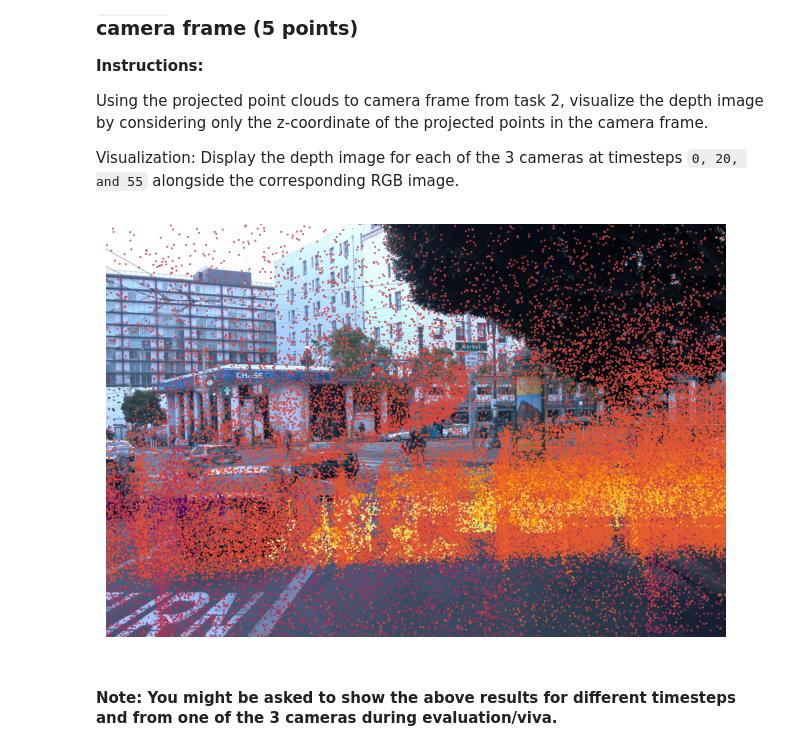
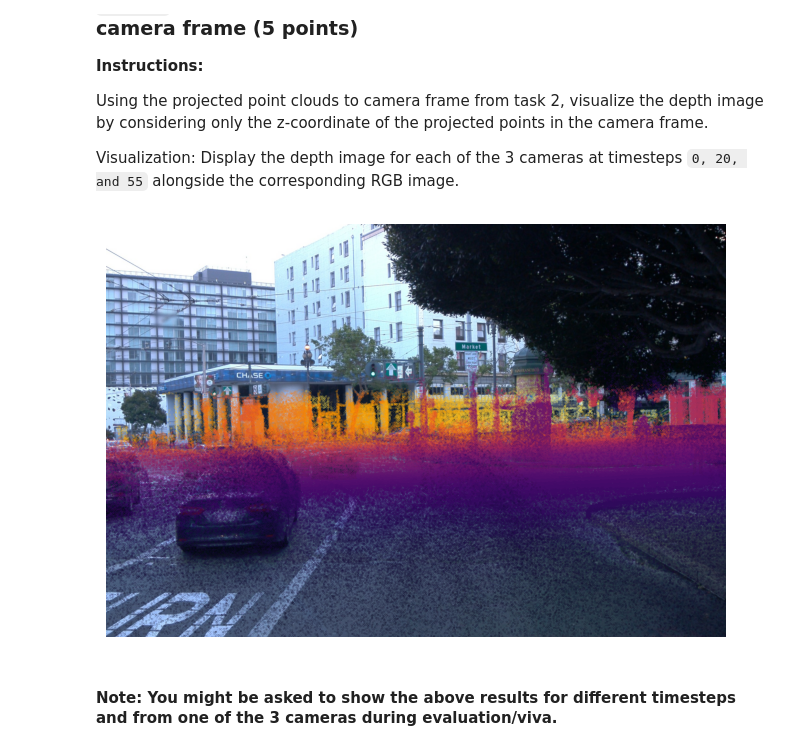
Before and after one commit to ihsingh2/mr-assignments, a Jupyter notebook: MR24_Assignment_1.ipynb, the cells around one changed output. Drawn from its saved outputs; the diff is of its cells as text; code cells hidden in the pictures.

Commit message:
fix q1 depth image

```diff
--- a/MR24_Assignment_1.ipynb
+++ b/MR24_Assignment_1.ipynb
@@ -262,56 +271,66 @@ Visualization: Display the depth image for each of the 3 cameras at timesteps `0
 ##############################################################################
 
 def apply_inverse_transformation(points, transformation):
     rotation = transformation[:3, :3]
     translation = transformation[:3, 3]
-    transformed_points = (points - translation) @ (rotation.T)
+    transformed_points = (points - translation) @ rotation
     return transformed_points
 
 def image_projection(points, intrinsic, image_height, image_width):
     image_points = points @ intrinsic.T
     image_points[:, :2] /= np.where(image_points[:, [2]] != 0, image_points[:, [2]], 1)
     image_points = np.rint(image_points).astype(int)
     in_range_mask = (
-        (0 <= image_points[:, 0]) & (image_points[:, 0] < image_height) &
-        (0 <= image_points[:, 1]) & (image_points[:, 1] < image_width)
+        (0 <= image_points[:, 0]) & (image_points[:, 0] < image_width) &
+        (0 <= image_points[:, 1]) & (image_points[:, 1] < image_height) &
+        (0 <= image_points[:, 2])
     )
     image_points_masked = image_points[in_range_mask]
     return image_points_masked
 
-def visualize_projection(image, image_points, sample_fraction=0.05, marker_size=0.2):
+def visualize_projection(image, image_points, out_file, sample_fraction=0.1, marker_size=0.005):
     plt.figure(figsize=(8,6))
     sample_size = int(sample_fraction * image_points.shape[0])
     sample_indices = np.random.choice(image_points.shape[0], size=sample_size, replace=False)
     sampled_image_points = image_points[sample_indices]
     plt.imshow(image)
     plt.axis('off')
-    plt.scatter(sampled_image_points[:, 1], sampled_image_points[:, 0], c=sampled_image_points[:, 2], s=marker_size, cmap='inferno')
+    plt.scatter(sampled_image_points[:, 0], sampled_image_points[:, 1], c=sampled_image_points[:, 2], s=marker_size, cmap='inferno')
+    # plt.colorbar()
+    plt.savefig(out_file, bbox_inches='tight')
     plt.show()
 
-timestep = 0
-camera = 0
+def main(timestep, camera):
+    ego_transformation = read_ego2world_transformation(timestep)
+    all_points_transformed = apply_inverse_transformation(all_points, ego_transformation)
 
-ego_transformation = read_ego2world_transformation(timestep)
-all_points_transformed = apply_inverse_transformation(all_points, ego_transformation)
+    camera_transformation = read_cam2ego_transformation(camera)
+    all_points_transformed = apply_inverse_transformation(all_points_transformed, camera_transformation)
 
-camera_transformation = read_cam2ego_transformation(camera)
-all_points_transformed = apply_inverse_transformation(all_points_transformed, camera_transformation)
+    waymo_to_cv = np.array([
+        [ 0.0, -1.0,  0.0,  0.0],
+        [ 0.0,  0.0, -1.0,  0.0],
+        [ 1.0,  0.0,  0.0,  0.0],
+        [ 0.0,  0.0,  0.0,  1.0]
+    ], dtype=np.float32)
+    all_points_transformed = apply_transformation(all_points_transformed, waymo_to_cv)
 
-waymo_to_cv = np.array([
-    [ 0.0,  0.0,  1.0,  0.0],
-    [-1.0,  0.0,  0.0,  0.0],
-    [ 0.0, -1.0,  0.0,  0.0],
-    [ 0.0,  0.0,  0.0,  1.0]
-], dtype=np.float32)
-all_points_transformed = apply_transformation(all_points_transformed, waymo_to_cv)
+    intrinsic = read_intrinsic(camera)
+    image = read_image(timestep, camera)
+    image_points = image_projection(all_points_transformed, intrinsic, image.shape[0], image.shape[1])
 
-intrinsic = read_intrinsic(camera)
-image = read_image(timestep, camera)
-image_points = image_projection(all_points_transformed, intrinsic, image.shape[0], image.shape[1])
+    visualize_projection(image, image_points, f'output/depth_image_{timestep:03d}_{camera}.jpg')
 
-visualize_projection(image, image_points)
+main(timestep=0, camera=0)
+
+# test_timesteps = [0, 20, 55]
+# test_cameras = [0, 1, 2]
+
+# for timestep in test_timesteps:
+#     for camera in test_cameras:
+#         main(timestep=timestep, camera=camera)
 # %% [output]
-[figure, old version]
+[figure, new version]
 # %% [markdown]
 #### Note: You might be asked to show the above results for different timesteps and from one of the 3 cameras during evaluation/viva.
 # %% [markdown]
```
Also changed, not shown: parts of 2 cells of this notebook, 18 other files.
